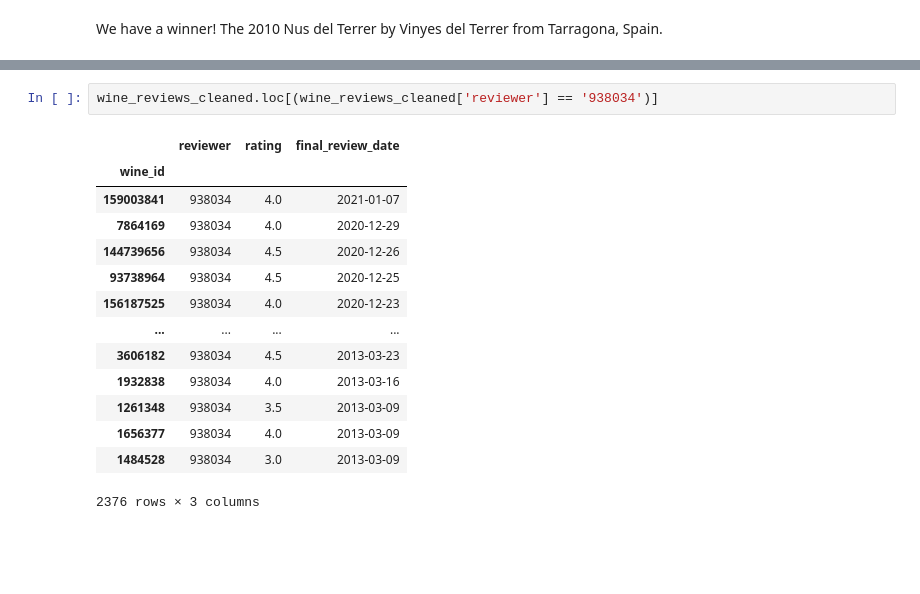
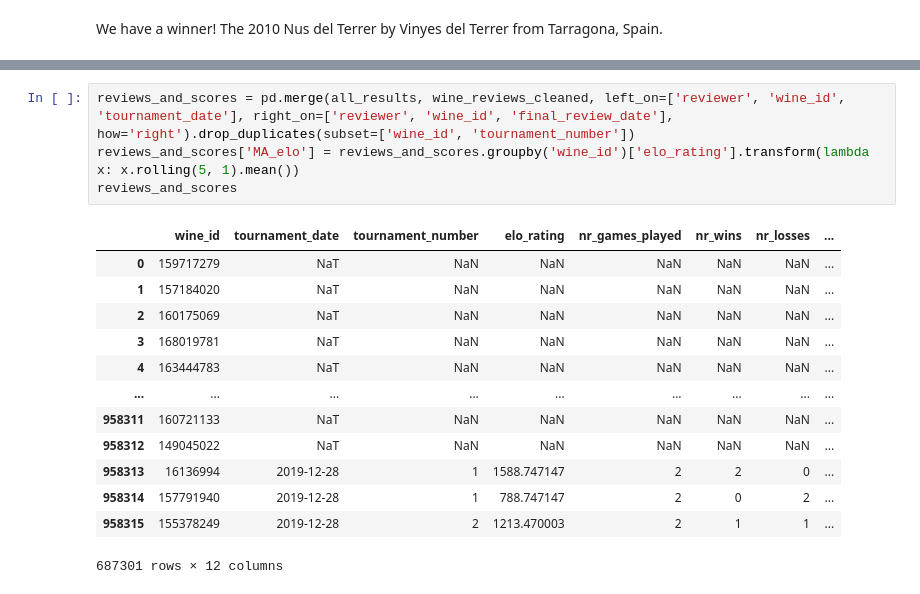
Before and after one commit to RoaldSchuring/WineELO, a Jupyter notebook: wine_elo.ipynb, the cells around one changed output, grey strips where cells are left out. Cells and saved outputs as stored; diff of their text form; blank space fills up the shorter version.

```diff
--- a/wine_elo.ipynb
+++ b/wine_elo.ipynb
@@ -249,20 +276,21 @@ wine_reviews_cleaned.loc[(wine_reviews_cleaned['final_review_date']=='2019-01-05
-# %%
-wine_reviews_cleaned.loc[(wine_reviews_cleaned['reviewer'] == '938034')]
-# %% [output]
-|  | reviewer | rating | final_review_date |
-| wine_id |  |  |  |
-| 159003841 | 938034 | 4.0 | 2021-01-07 |
-| 7864169 | 938034 | 4.0 | 2020-12-29 |
-| 144739656 | 938034 | 4.5 | 2020-12-26 |
-| 93738964 | 938034 | 4.5 | 2020-12-25 |
-| 156187525 | 938034 | 4.0 | 2020-12-23 |
-| ... | ... | ... | ... |
-| 3606182 | 938034 | 4.5 | 2013-03-23 |
-| 1932838 | 938034 | 4.0 | 2013-03-16 |
-| 1261348 | 938034 | 3.5 | 2013-03-09 |
-| 1656377 | 938034 | 4.0 | 2013-03-09 |
-| 1484528 | 938034 | 3.0 | 2013-03-09 |
-2376 rows × 3 columns
+# %%
+reviews_and_scores = pd.merge(all_results, wine_reviews_cleaned, left_on=['reviewer', 'wine_id', 'tournament_date'], right_on=['reviewer', 'wine_id', 'final_review_date'], how='right').drop_duplicates(subset=['wine_id', 'tournament_number'])
+reviews_and_scores['MA_elo'] = reviews_and_scores.groupby('wine_id')['elo_rating'].transform(lambda x: x.rolling(5, 1).mean())
+reviews_and_scores
+# %% [output]
+|  | wine_id | tournament_date | tournament_number | elo_rating | nr_games_played | nr_wins | nr_losses | ... |
+| 0 | 159717279 | NaT | NaN | NaN | NaN | NaN | NaN | ... |
+| 1 | 157184020 | NaT | NaN | NaN | NaN | NaN | NaN | ... |
+| 2 | 160175069 | NaT | NaN | NaN | NaN | NaN | NaN | ... |
+| 3 | 168019781 | NaT | NaN | NaN | NaN | NaN | NaN | ... |
+| 4 | 163444783 | NaT | NaN | NaN | NaN | NaN | NaN | ... |
+| ... | ... | ... | ... | ... | ... | ... | ... | ... |
+| 958311 | 160721133 | NaT | NaN | NaN | NaN | NaN | NaN | ... |
+| 958312 | 149045022 | NaT | NaN | NaN | NaN | NaN | NaN | ... |
+| 958313 | 16136994 | 2019-12-28 | 1 | 1588.747147 | 2 | 2 | 0 | ... |
+| 958314 | 157791940 | 2019-12-28 | 1 | 788.747147 | 2 | 0 | 2 | ... |
+| 958315 | 155378249 | 2019-12-28 | 2 | 1213.470003 | 2 | 1 | 1 | ... |
+687301 rows × 12 columns
 # %%
 reviews_and_scores = pd.merge(one_wine_results, wine_reviews_cleaned, left_on=['reviewer', 'wine_id', 'tournament_date'], right_on=['reviewer', 'wine_id', 'final_review_date'], how='left').drop_duplicates(subset='tournament_number')
 reviews_and_scores['rating_cumsum'] = reviews_and_scores['rating'].cumsum()
```
Also changed, not shown: parts of 15 cells of this notebook, 4 other files.
